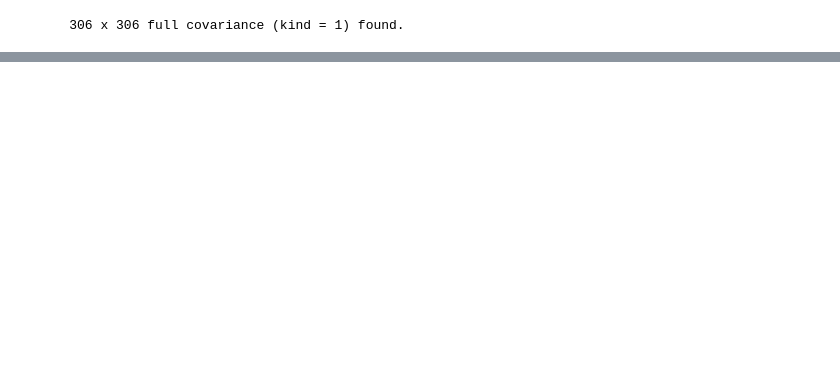
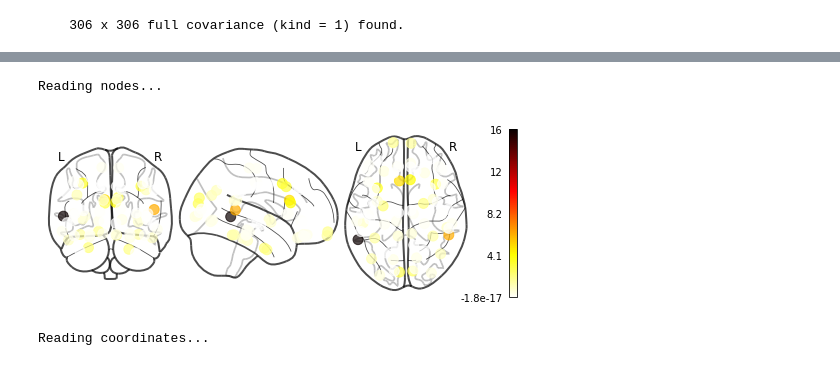
Before and after one commit to 1101AlexZab1011/NodesEstimation, a Jupyter notebook: pipeline.ipynb, the cells around one changed output, grey strips where cells are left out. Saved outputs shown, nothing was run; the diff lists cells and outputs as text; code cells hidden in the pictures; blank space fills up the shorter version.

```diff
--- a/pipeline.ipynb
+++ b/pipeline.ipynb
@@ -620,29 +723,32 @@ nplt.show()
 # %%
 if os.path.isfile(res_plv_nodes_file):
     print('Reading nodes...')
     nodes = pickle.load(open(res_plv_nodes_file, 'rb'))
 
 else:
     print('PIPELINE: PLV Nodes file not found, create a new one')
 
     if not os.path.exists(res_nodes_folder):
         mkdir(res_nodes_folder)
 
     nodes = []
-    n_strength, plv_connectome = nodes_strength(label_tc[0:10], 'plv')
+    n_strength, plv_connectome = nodes_strength(label_ts, 'plv')
 
     for i in range(len(n_strength)):
-        nodes.append(Node(label_tc[i, :], n_strength[i], labels[i], 'PLV', plv_connectome[i, :, :]))
+        nodes.append(Node(label_ts[i, :], n_strength[i], labels[i], 'PLV', plv_connectome[i, :, :]))
 
     pickle.dump(nodes, open(res_plv_nodes_file, 'wb'))
 
 coordinates = []
 n_strength = []
 for node in nodes:
     coordinates.append(node.nilearn_coordinates)
     n_strength.append(node.strength)
 
 nplt.plot_markers(n_strength, coordinates, node_cmap='black_red_r')
 nplt.show()
+# %% [output]
+Reading nodes...
+[figure, added]
 # %%
 ## example how to get freesurf_dict
@@ -692,7 +782,7 @@ nplt.show()
 # %%
 if os.path.isfile(res_resec_file):
     print('Reading coordinates...')
-    coordinates = pickle.load(open(res_resec_file, 'rb'))
+    resec_coordinates = pickle.load(open(res_resec_file, 'rb'))
 else:
     print('PIPELINE: Resection file not found, create a new one')
     if not os.path.exists(res_resec_folder):
@@ -720,5 +810,7 @@ else:
             )
         )
 
-    coordinates = np.array(mni_coordinates)
+    resec_coordinates = np.array(mni_coordinates)
     pickle.dump(coordinates, open(res_resec_file, 'wb'))
+# %% [output]
+Reading coordinates...
```
Also changed, not shown: parts of 22 cells of this notebook.
